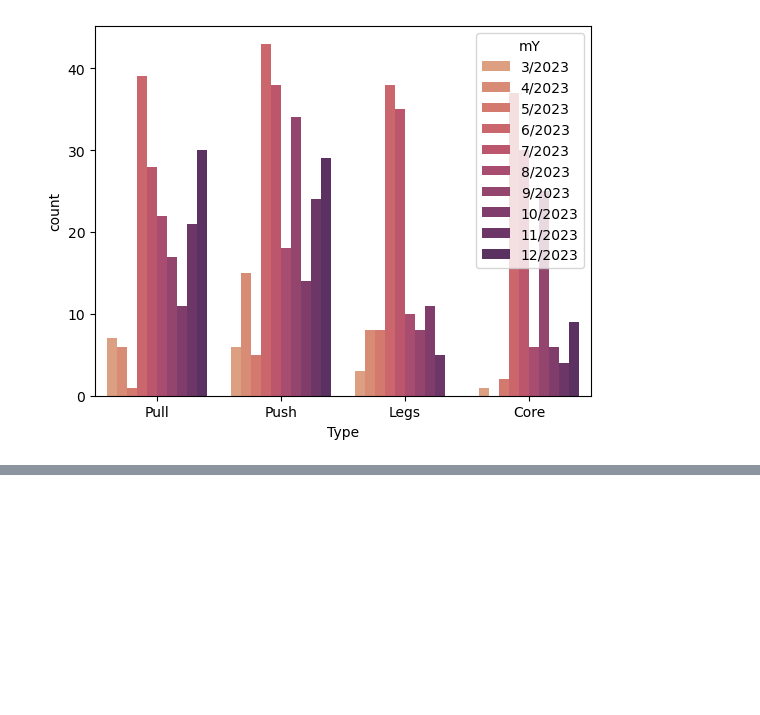
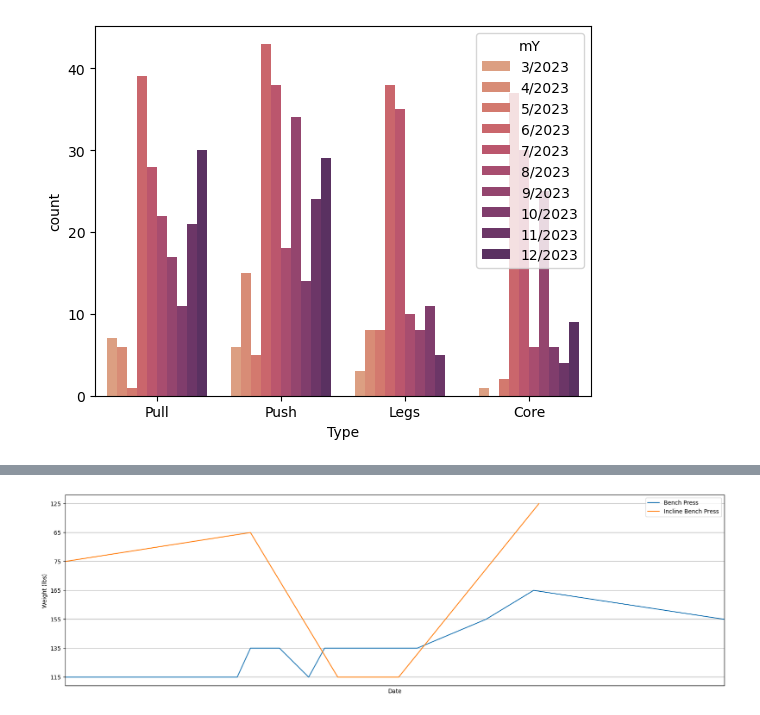
Before and after one commit to ryanjewik/Gym-Analytics, a Jupyter notebook: gym-analytics.ipynb, the cells around one changed output, grey strips where cells are left out. Cells and saved outputs as stored; diff of their text form; code cells hidden in the pictures; blank space fills up the shorter version.

Commit message:
adjusting the 'all exercises' plot

```diff
--- a/gym-analytics.ipynb
+++ b/gym-analytics.ipynb
@@ -148,0 +134,28 @@ sns.countplot(data = df, x ="Type", hue = "mY", palette = 'flare')
+# %%
+plt.figure(figsize = (12,6))
+exerciseName = "Bench Press"
+exercise = df[df['Name'] == "Bench Press"]
+plot =sns.lineplot(data = exercise, x = 'Date', y = 'Weight (lbs)', label = exerciseName)
+exercise = df[df['Name'] == "Incline Bench Press"]
+exerciseName = "Incline Bench Press"
+plot =sns.lineplot(data = exercise, x = 'Date', y = 'Weight (lbs)', label = exerciseName)
+plot.invert_yaxis()
+N=20
+plt.xticks(range(N)) # add loads of ticks
+plt.grid()
+
+plt.gca().margins(x=0)
+plt.gcf().canvas.draw()
+tl = plt.gca().get_xticklabels()
+maxsize = max([t.get_window_extent().width for t in tl])
+m = 0.2 # inch margin
+s = maxsize/plt.gcf().dpi*N+2*m
+margin = m/plt.gcf().get_size_inches()[0]
+
+plt.gcf().subplots_adjust(left=margin, right=1.-margin)
+plt.gcf().set_size_inches(s, plt.gcf().get_size_inches()[1])
+
+plt.savefig("exercises"+".png")
+plt.show()
+# %% [output]
+[figure, added]
```
Also changed, not shown: parts of 12 cells of this notebook, 7 other files.
